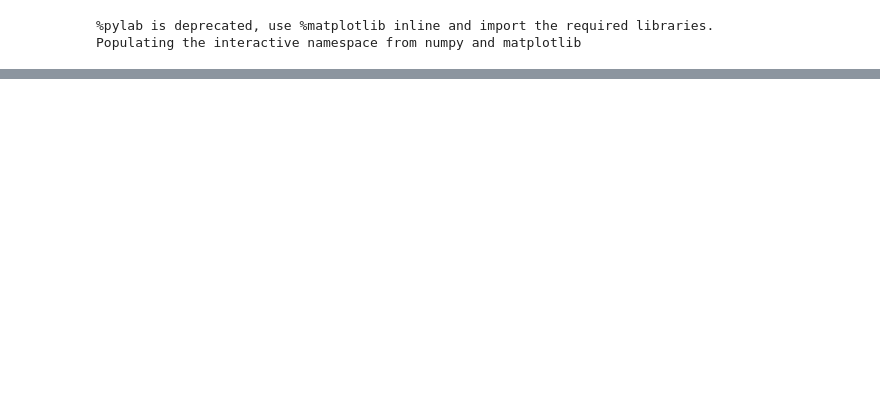
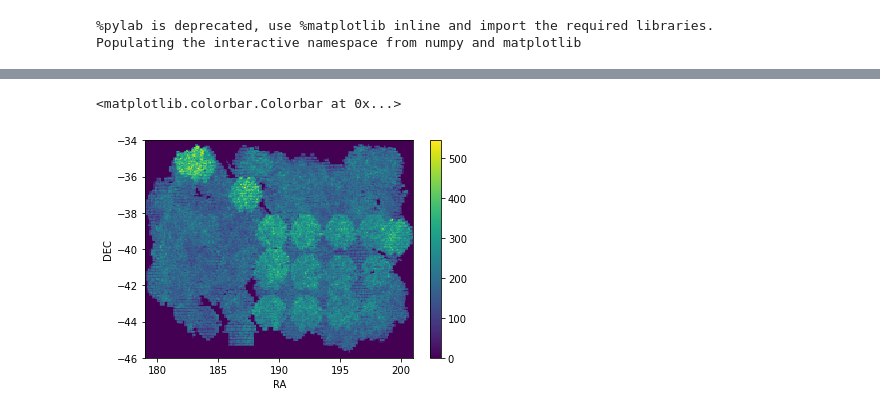
Before and after one commit to delve-survey/mcal_sim_test, a Jupyter notebook: notebooks/Selection.ipynb, the cells around one changed output, grey strips where cells are left out. Drawn from its saved outputs; the diff is of its cells as text; code cells hidden in the pictures; blank space fills up the shorter version.

```diff
--- a/notebooks/Selection.ipynb
+++ b/notebooks/Selection.ipynb
@@ -92,0 +161,8 @@ Text(0, 0.5, 'SPREAD_MODEL_I')
+# %%
+pl.hist2d(DAT['RA'], DAT['DEC'], range=((179, 201), (-46,-34)), bins=(200,200))
+pl.xlabel('RA')
+pl.ylabel('DEC')
+pl.colorbar()
+# %% [output]
+<matplotlib.colorbar.Colorbar at 0x...>
+[figure, added]
```
Also changed, not shown: parts of 24 cells of this notebook.
